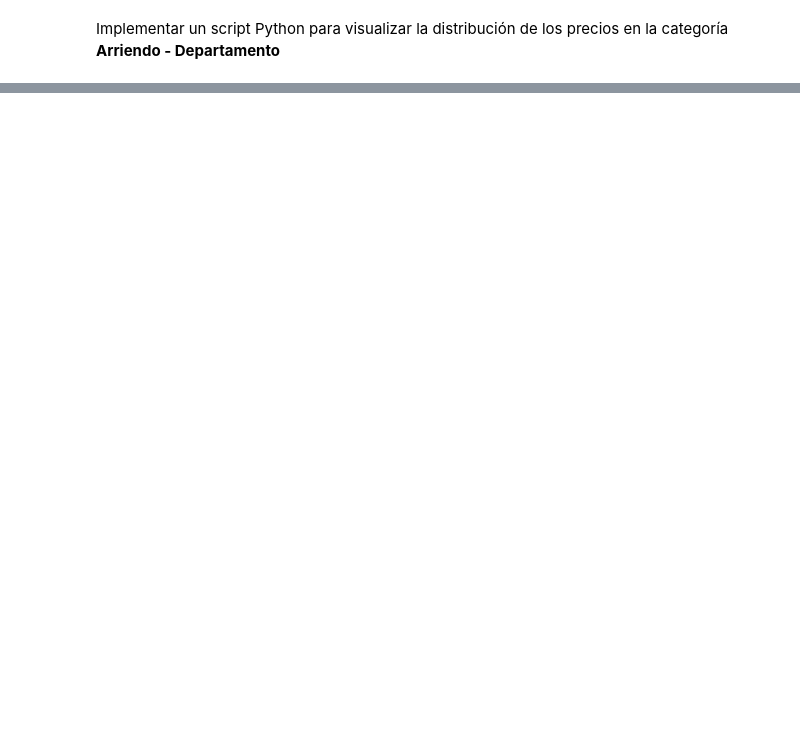
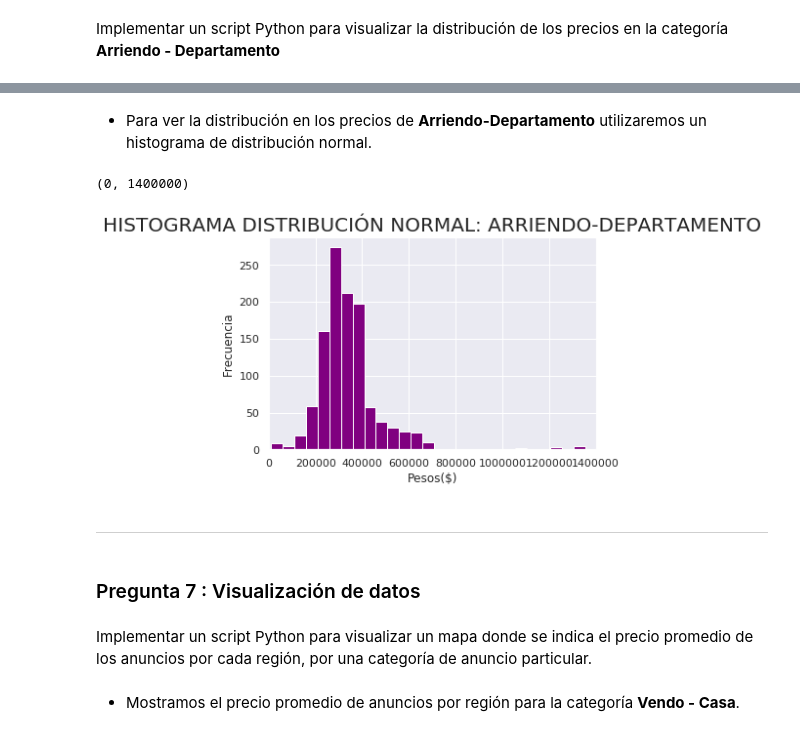
Before and after one commit to clfak/INFO133, a Jupyter notebook: BBD/Trabajo Práctico/Yapo2.ipynb, the cells around one changed output, grey strips where cells are left out. Drawn from its saved outputs; the diff is of its cells as text; code cells hidden in the pictures; blank space fills up the shorter version.

```diff
--- a/BBD/Trabajo Práctico/Yapo2.ipynb
+++ b/BBD/Trabajo Práctico/Yapo2.ipynb
@@ -136 +174,3 @@ dataframe
+# %% [markdown]
+* Para ver la distribución en los precios de __Arriendo-Departamento__ utilizaremos un histograma de distribución normal.
 # %%
@@ -138,0 +179,23 @@ import seaborn as sns
+# %%
+x = dataframe[9:]["PRECIO($)"].to_numpy()
+# %%
+fig, ax = plt.subplots()
+hist, bins = np.histogram(x, bins=50)
+width = 1 * (bins[1] - bins[0])
+center = (bins[:-1] + bins[1:]) / 2
+plt.bar(center, hist, align='center', width=width, facecolor='purple')
+plt.title('HISTOGRAMA DISTRIBUCIÓN NORMAL: ARRIENDO-DEPARTAMENTO',fontsize=20)
+plt.xlabel('Pesos($)',fontsize=12)
+plt.ylabel('Frecuencia',fontsize=12)
+ax.set_xlim(0,1400000)
+# %% [output]
+(0, 1400000)
+[figure, added]
+# %% [markdown]
+---
+# %% [markdown]
+### Pregunta 7 : Visualización de datos
+# %% [markdown]
+Implementar un script Python para visualizar un mapa donde se indica el precio promedio de los anuncios por cada región, por una categoría de anuncio particular.
+# %% [markdown]
+* Mostramos el precio promedio de anuncios por región para la categoría __Vendo - Casa__.
```
Also changed, not shown: parts of 41 cells of this notebook.
